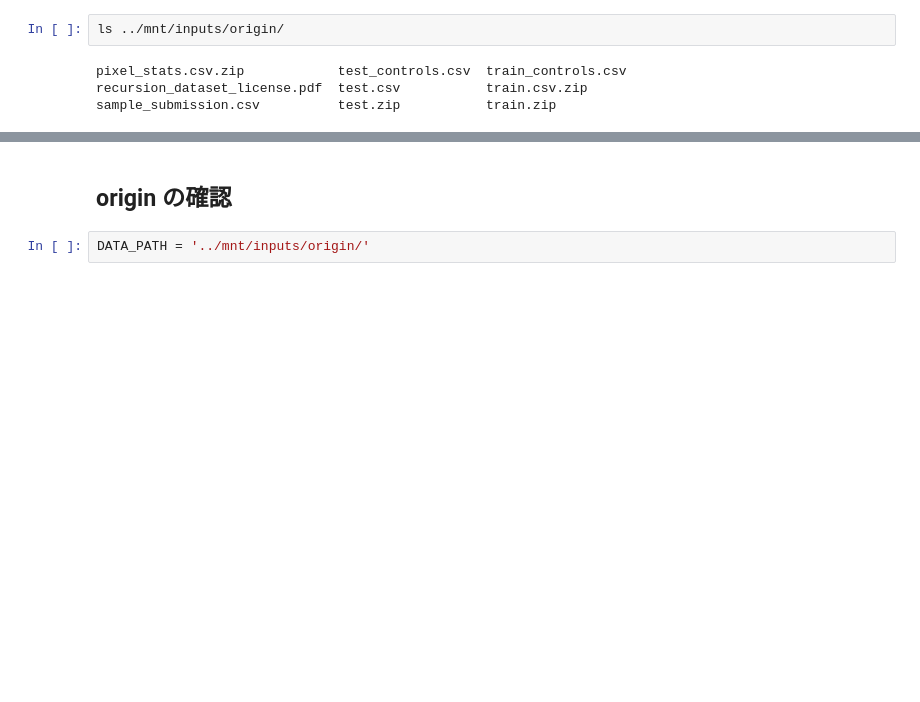
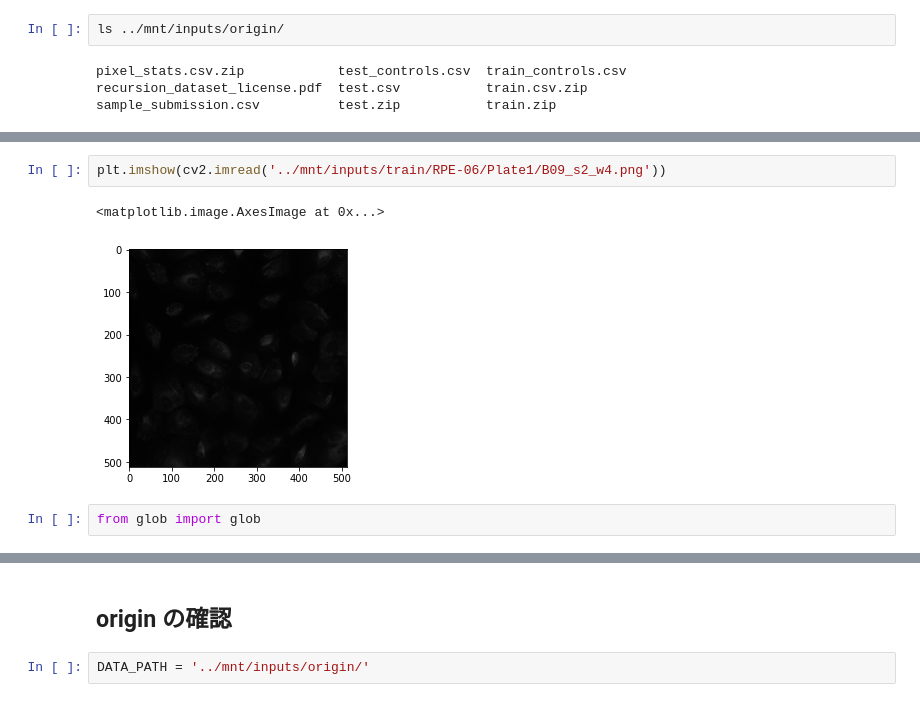
Before and after one commit to guchio3/kaggle-cellular-image-2019, a Jupyter notebook: notebooks/e000_first_EDA.ipynb, the cells around one changed output, grey strips where cells are left out. Cells and saved outputs as stored; diff of their text form; blank space fills up the shorter version.

```diff
--- a/notebooks/e000_first_EDA.ipynb
+++ b/notebooks/e000_first_EDA.ipynb
@@ -15,0 +28,7 @@ sample_submission.csv          test.zip           train.zip
+# %%
+plt.imshow(cv2.imread('../mnt/inputs/train/RPE-06/Plate1/B09_s2_w4.png'))
+# %% [output]
+<matplotlib.image.AxesImage at 0x...>
+[figure, added]
+# %%
+from glob import glob
```
Also changed, not shown: parts of 6 cells of this notebook, 7 other files.
